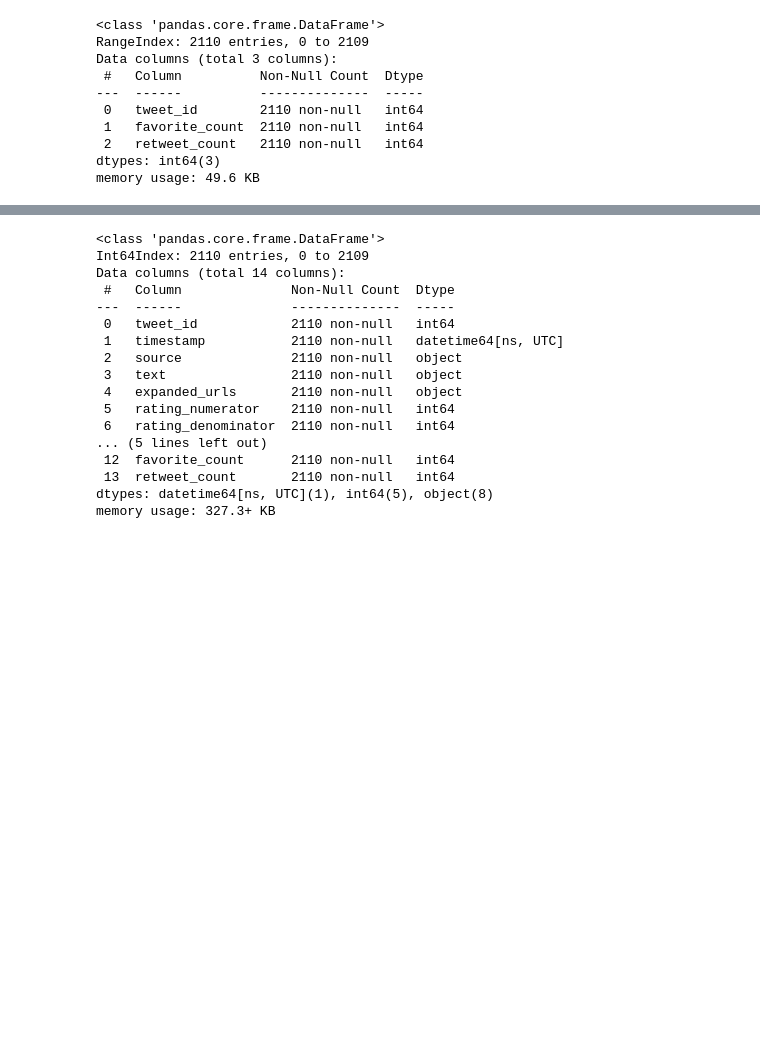
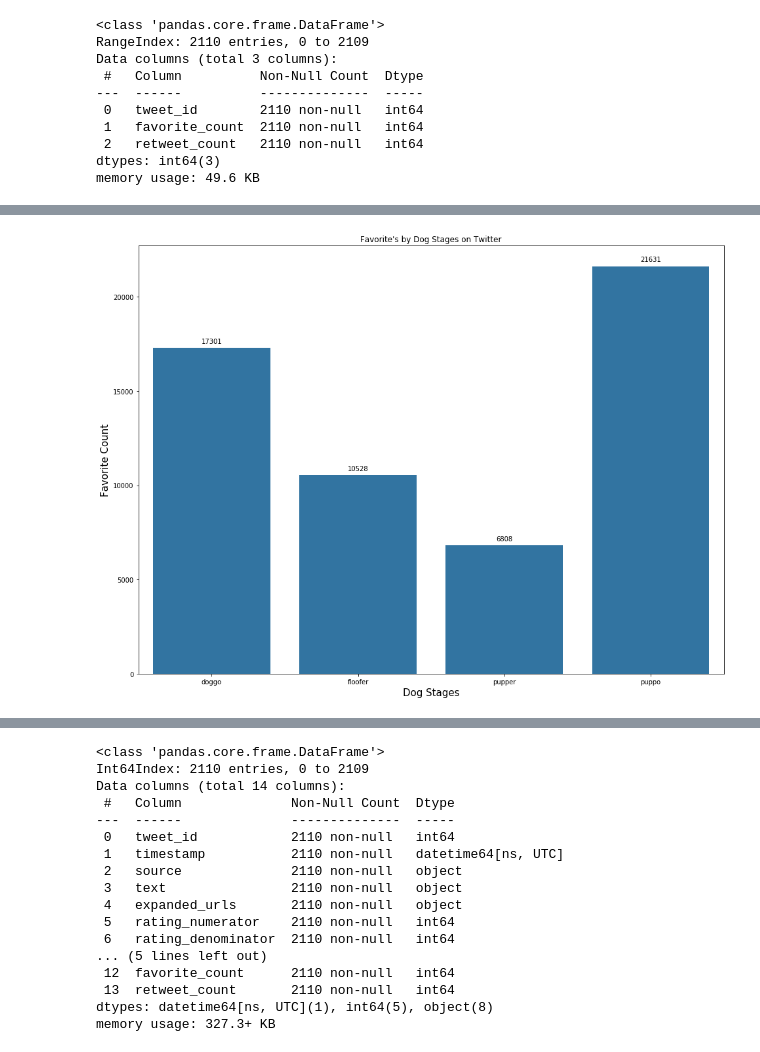
Before and after one commit to josyulajj/twitter-exploratorydataanalysis, a Jupyter notebook: wrangle_act.ipynb, the cells around one changed output, grey strips where cells are left out. Cells and saved outputs as stored; diff of their text form; code cells hidden in the pictures; blank space fills up the shorter version.

```diff
--- a/wrangle_act.ipynb
+++ b/wrangle_act.ipynb
@@ -376,0 +394,20 @@ twitter_av_favs_df =  tweet_av_df.merge(tweet_data_df, on='tweet_id')
+# %%
+def dog_stages(twitter_avfavsdf):
+    stages_dict = {}
+    for i in range(len(twitter_avfavsdf)):
+        row = twitter_avfavsdf.iloc[i]
+        stage = "unknown"
+        if (row.floofer == "floofer"):
+            stage = "floofer"
+        elif (row.puppo == "puppo"):
+            stage = "puppo"
+        elif (row.pupper == "pupper"):
+            stage = "pupper"
+        elif (row.doggo == "doggo"):
+            stage = "doggo"
+        stages_dict[row.tweet_id] = stage
+    return stages_dict
+
+stage_dictn = dog_stages(twitter_av_favs_df)
+stage_df = pd.DataFrame(stage_dictn.items(), columns=['tweet_id', 'growth_stage'])
+stage_df.head()
@@ -376,0 +421,3 @@ twitter_av_favs_df =  tweet_av_df.merge(tweet_data_df, on='tweet_id')
+# %%
+# Enriching the twitter data set that has favourite and retweet count with growth_stage column and creating a new data set.
+twitter_av_favsstages_df =  twitter_av_favs_df.merge(stage_df, on='tweet_id')
@@ -376,0 +433,3 @@ twitter_av_favs_df =  tweet_av_df.merge(tweet_data_df, on='tweet_id')
+# %%
+# We are going to drop the stage columns.
+twitter_av_favsstages_df.drop(axis=1, columns=['doggo', 'floofer', 'pupper', 'puppo'], inplace=True)
@@ -376,0 +467,13 @@ twitter_av_favs_df =  tweet_av_df.merge(tweet_data_df, on='tweet_id')
+# %%
+# On twitter which dog stage has more faviourites on average?
+plt.figure(figsize=[16, 12])
+base_color = sb.color_palette()[0]
+splot = sb.barplot(x="growth_stage", y="favorite_count", data=twitter_av_favsstages_df, ci=None, order=['doggo', 'floofer', 'pupper', 'puppo'], color=base_color)
+for p in splot.patches:
+    splot.annotate(format(p.get_height(), '.0f'), (p.get_x() + p.get_width() / 2., p.get_height()), ha = 'center', va = 'center', xytext = (0, 10), textcoords = 'offset points')
+plt.xlabel("Dog Stages")
+plt.ylabel("Favorite Count")
+plt.title("Favorite's by Dog Stages on Twitter")
+plt.show()
+# %% [output]
+[figure, added]
```
Also changed, not shown: parts of 15 cells of this notebook.
